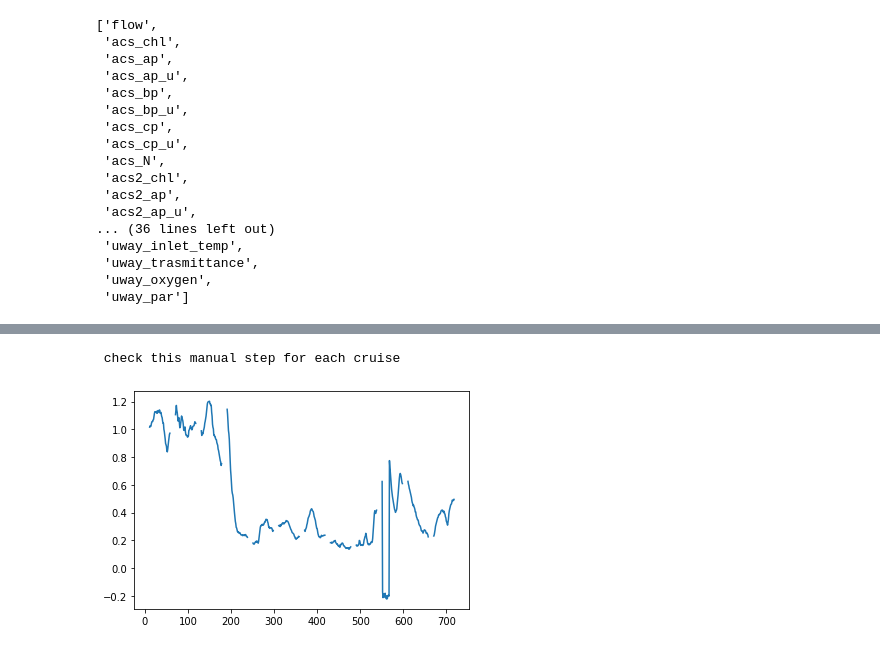
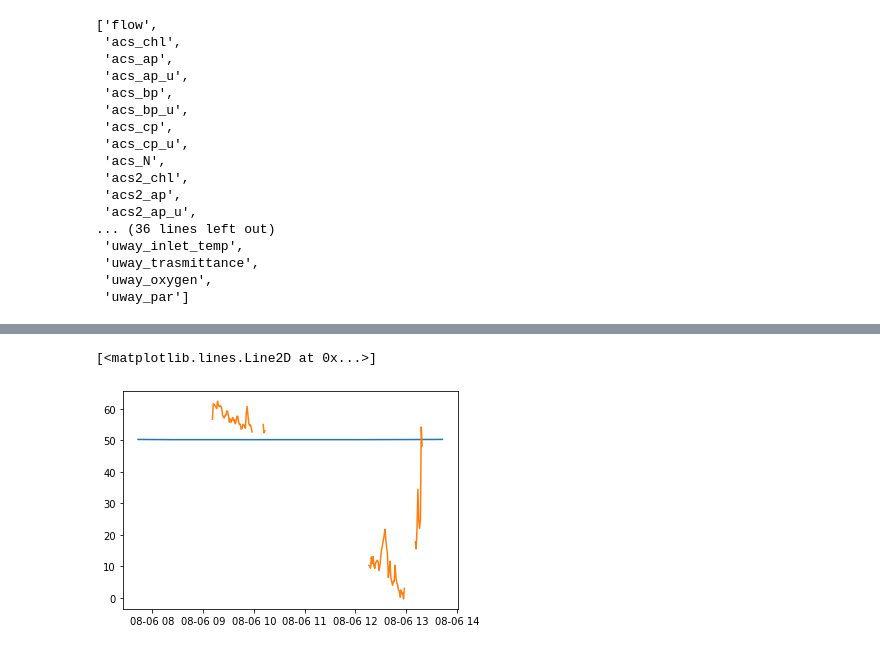
Before and after one commit to tjor/Quest_IOP_SyncEd, a Jupyter notebook: Underway/step5_quest_QC.ipynb, the cells around one changed output, grey strips where cells are left out. Saved outputs shown, nothing was run; the diff lists cells and outputs as text; code cells hidden in the pictures.

```diff
--- a/Underway/step5_quest_QC.ipynb
+++ b/Underway/step5_quest_QC.ipynb
@@ -68,25 +47,22 @@ Data variables: (12/52)
 # %%
 # manually identify (using plot above) noisy parts of the acx_chl timeseries
-print(' check this manual step for each cruise')
-i2rm = [[5, 10],  # start and end index of noisy period 1 # AMT28
-        [15, 20], # start and end index of noisy period 2
-       ]
+#print(' check this manual step for each cruise')
+#i2rm = [[5, 10],  # start and end index of noisy period 1 # AMT28
+    #    [15, 20], # start and end index of noisy period 2
+    #   ]
 
 # i2rm = [] # turned off as default
-plt.figure()
-plt.plot(acs['acs_chl'])
+#plt.figure()
+#plt.plot(acs['acs_chl'])
 
 # set values to nan inside the above intervals
-if 'acx_chl' in  acs.keys():
-    for istart,tmp in enumerate(i2rm):
-            acs['acx_chl'].values[tmp[0]:tmp[1]] = np.nan
-            acs['acs_ap'].values[tmp[0]:tmp[1], :] = np.nan
-            acs['acs_ap_u'].values[tmp[0]:tmp[1], :] = np.nan
+#if 'acx_chl' in  acs.keys():
+#    for istart,tmp in enumerate(i2rm):
+ #           acs['acx_chl'].values[tmp[0]:tmp[1]] = np.nan
+ #           acs['acs_ap'].values[tmp[0]:tmp[1], :] = np.nan
+  #          acs['acs_ap_u'].values[tmp[0]:tmp[1], :] = np.nan
 
-else:
-    for istart,tmp in enumerate(i2rm):
-           acs['acs_chl'].values[tmp[0]:tmp[1]] = np.nan
-           acs['acs_ap'].values[tmp[0]:tmp[1], :] = np.nan
+#else:
+ #   for istart,tmp in enumerate(i2rm):
+  #         acs['acs_chl'].values[tmp[0]:tmp[1]] = np.nan
+   #        acs['acs_ap'].values[tmp[0]:tmp[1], :] = np.nan
-# %% [output]
- check this manual step for each cruise
-[figure, removed]
@@ -93,3 +72,10 @@ else:
+# %%
+plt.figure()
+plt.plot(acs.time,acs.uway_lat)
+plt.plot(acs.time,acs.acs_chl*100)
+# %% [output]
+[<matplotlib.lines.Line2D at 0x...>]
+[figure, added]
 # %%
 # filter acs data for MQ and noisy events - possibly adjust for quest
 MIN_FLOW_RATE = 25
```
Also changed, not shown: parts of 15 cells of this notebook, 1 other file.
